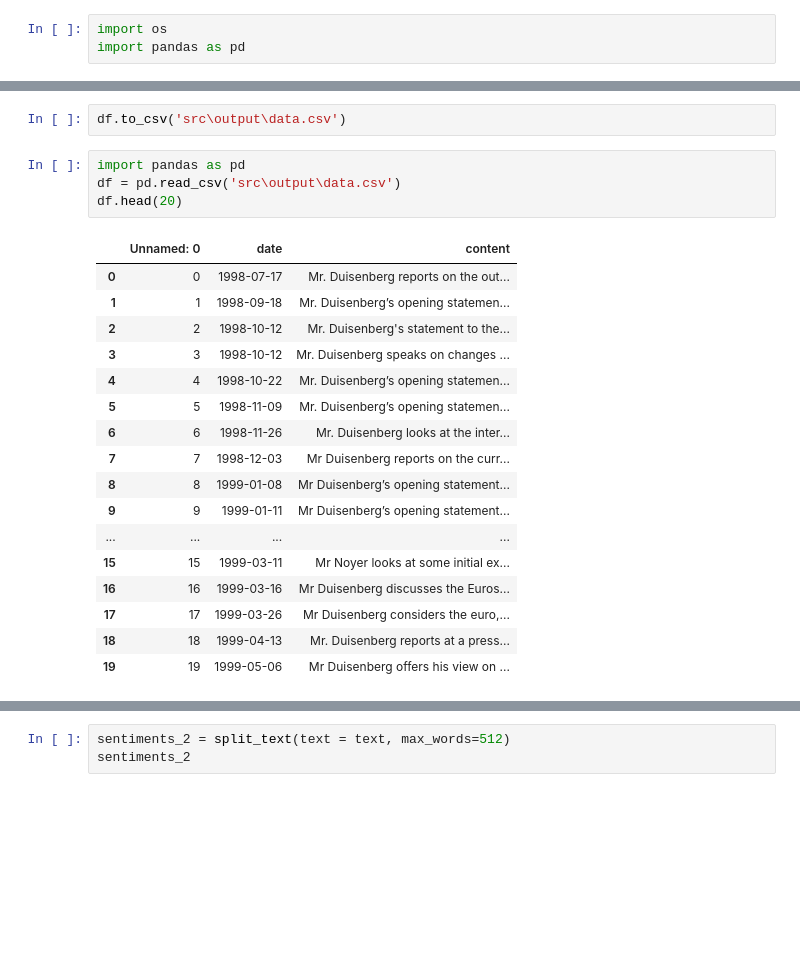
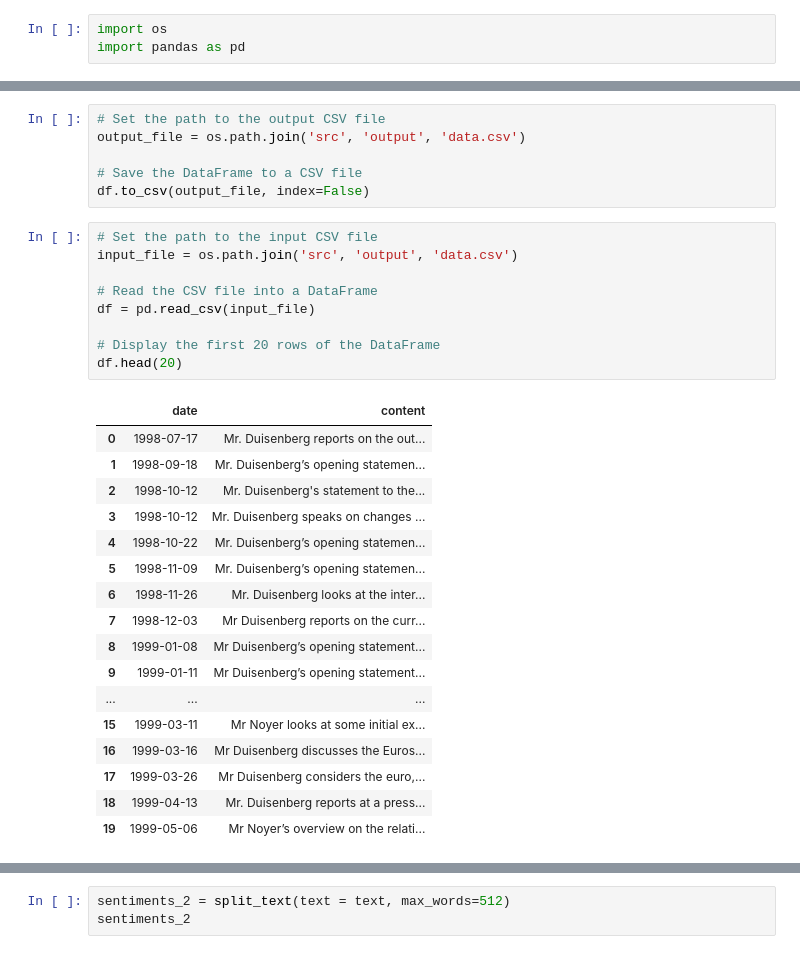
Before and after one commit to OzodbekOzodov/stock-market-and-speeches, a Jupyter notebook: project.ipynb, the cells around one changed output, grey strips where cells are left out. Cells and saved outputs as stored; diff of their text form; blank space fills up the shorter version.

```diff
--- a/project.ipynb
+++ b/project.ipynb
@@ -46,27 +46,36 @@ df
 | 2274 | 2022-02-25 | Frank\nElderson:\nTowards\na\nstr... |
 2275 rows × 2 columns
-# %%
-df.to_csv('src\output\data.csv')
-# %%
-import pandas as pd
-df = pd.read_csv('src\output\data.csv')
-df.head(20)
-# %% [output]
-|  | Unnamed: 0 | date | content |
-| 0 | 0 | 1998-07-17 | Mr. Duisenberg reports on the out... |
-| 1 | 1 | 1998-09-18 | Mr. Duisenberg’s opening statemen... |
-| 2 | 2 | 1998-10-12 | Mr. Duisenberg's statement to the... |
-| 3 | 3 | 1998-10-12 | Mr. Duisenberg speaks on changes ... |
-| 4 | 4 | 1998-10-22 | Mr. Duisenberg’s opening statemen... |
-| 5 | 5 | 1998-11-09 | Mr. Duisenberg’s opening statemen... |
-| 6 | 6 | 1998-11-26 | Mr. Duisenberg looks at the inter... |
-| 7 | 7 | 1998-12-03 | Mr Duisenberg reports on the curr... |
-| 8 | 8 | 1999-01-08 | Mr Duisenberg’s opening statement... |
-| 9 | 9 | 1999-01-11 | Mr Duisenberg’s opening statement... |
-| ... | ... | ... | ... |
-| 15 | 15 | 1999-03-11 | Mr Noyer looks at some initial ex... |
-| 16 | 16 | 1999-03-16 | Mr Duisenberg discusses the Euros... |
-| 17 | 17 | 1999-03-26 | Mr Duisenberg considers the euro,... |
-| 18 | 18 | 1999-04-13 | Mr. Duisenberg reports at a press... |
-| 19 | 19 | 1999-05-06 | Mr Duisenberg offers his view on ... |
+# %%
+# Set the path to the output CSV file
+output_file = os.path.join('src', 'output', 'data.csv')
+
+# Save the DataFrame to a CSV file
+df.to_csv(output_file, index=False)
+# %%
+# Set the path to the input CSV file
+input_file = os.path.join('src', 'output', 'data.csv')
+
+# Read the CSV file into a DataFrame
+df = pd.read_csv(input_file)
+
+# Display the first 20 rows of the DataFrame
+df.head(20)
+# %% [output]
+|  | date | content |
+| 0 | 1998-07-17 | Mr. Duisenberg reports on the out... |
+| 1 | 1998-09-18 | Mr. Duisenberg’s opening statemen... |
+| 2 | 1998-10-12 | Mr. Duisenberg's statement to the... |
+| 3 | 1998-10-12 | Mr. Duisenberg speaks on changes ... |
+| 4 | 1998-10-22 | Mr. Duisenberg’s opening statemen... |
+| 5 | 1998-11-09 | Mr. Duisenberg’s opening statemen... |
+| 6 | 1998-11-26 | Mr. Duisenberg looks at the inter... |
+| 7 | 1998-12-03 | Mr Duisenberg reports on the curr... |
+| 8 | 1999-01-08 | Mr Duisenberg’s opening statement... |
+| 9 | 1999-01-11 | Mr Duisenberg’s opening statement... |
+| ... | ... | ... |
+| 15 | 1999-03-11 | Mr Noyer looks at some initial ex... |
+| 16 | 1999-03-16 | Mr Duisenberg discusses the Euros... |
+| 17 | 1999-03-26 | Mr Duisenberg considers the euro,... |
+| 18 | 1999-04-13 | Mr. Duisenberg reports at a press... |
+| 19 | 1999-05-06 | Mr Noyer’s overview on the relati... |
 # %%
```
Also changed, not shown: parts of 24 cells of this notebook, 4 other files.
